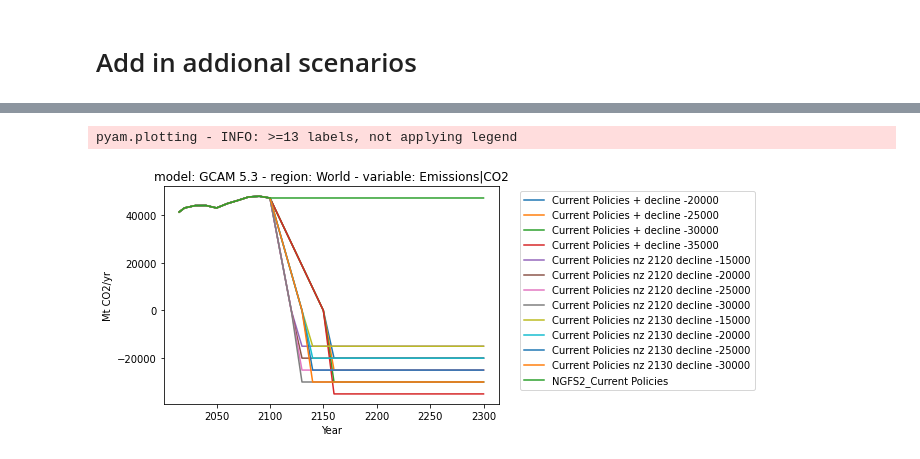
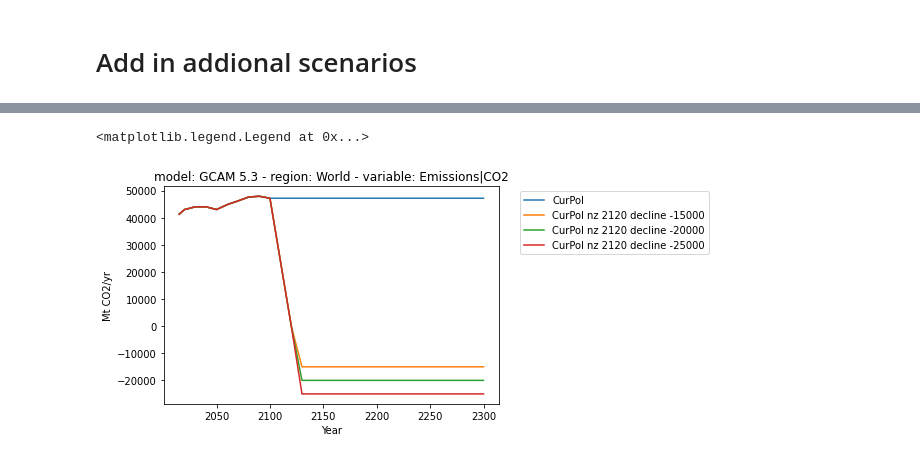
Before and after one commit to Rlamboll/PROVIDEemissions, a Jupyter notebook: notebooks/Select_pathways.ipynb, the cells around one changed output, grey strips where cells are left out. Saved outputs shown, nothing was run; the diff lists cells and outputs as text; code cells hidden in the pictures.

```diff
--- a/notebooks/Select_pathways.ipynb
+++ b/notebooks/Select_pathways.ipynb
@@ -343,9 +345,2 @@ extended_df.scenario
 # %% [markdown]
 # Add in addional scenarios
-# %%
-curpol_nz_base = extended_df.filter(
-    scenario="NGFS2_Current Policies"
-).filter(variable=co2 + "*", keep=False).timeseries().reset_index()
-curpol_nz_co2_base = extended_df.filter(
-    scenario="NGFS2_Current Policies", variable=co2 + "*"
-).timeseries().reset_index()
@@ -383,3 +388,23 @@ for value_lim in value_lims:
+# %%
+# Modify scenarios where we want net-zero conditions.
+nz_co2only_post2100 = ["Ren"]
+nz_allghgh_post2100 = ["LD", "SP", "Neg", "GS"]
+ghgs = [co2 + "*", ch4 + "*", "*F-Gases*", "*SF6", "*HFC*", "*PFC*", "*N2O*"]
+zerodvars = []
+for scen in nz_co2only_post2100:
+    co2_comp = extended_df.filter(scenario=scen, variable=co2).timeseries()
+    co2_comp.loc[:, [c for c in co2_comp.columns if c > 2100]] = 0
+    zerodvars.append(co2_comp)
+for scen in nz_allghgh_post2100:
+    ghg_comp = extended_df.filter(scenario=scen, variable=ghgs).timeseries()
+    ghg_comp.loc[:, [c for c in ghg_comp.columns if c > 2100]] = 0
+    zerodvars.append(ghg_comp)
+# %%
+extended_df = extended_df.append(pyam.concat(zerodvars))
+# %%
+extended_df = extended_df.filter(scenario=nz_co2only_post2100, variable=co2, keep=False).filter(
+    scenario=nz_allghgh_post2100, variable=ghgs, keep=False
+)
 # %%
 curpol_nz_pyam = pyam.concat(new_scens)
 # %%
@@ -421,7 +447,6 @@ plt.legend(bbox_to_anchor=(1.05, 1))
 # %%
-extended_df.filter(scenario="*Current Policies*", variable=co2).plot()
+extended_df.filter(scenario="*CurPol*", variable=co2).plot()
 plt.legend(bbox_to_anchor=(1.05, 1))
-plt.savefig("co2emissions.png", bbox_inches="tight")
 # %% [output]
-pyam.plotting - INFO: >=13 labels, not applying legend
+<matplotlib.legend.Legend at 0x...>
-[figure, old version]
+[figure, new version]
```
Also changed, not shown: parts of 17 cells of this notebook, 1 other file.
